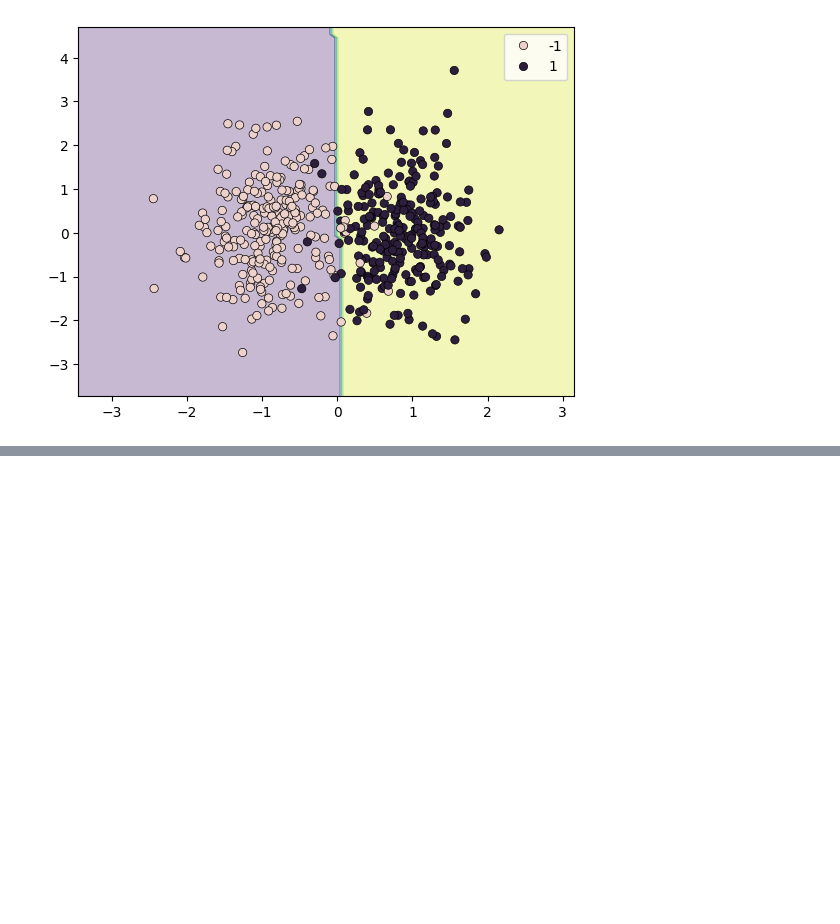
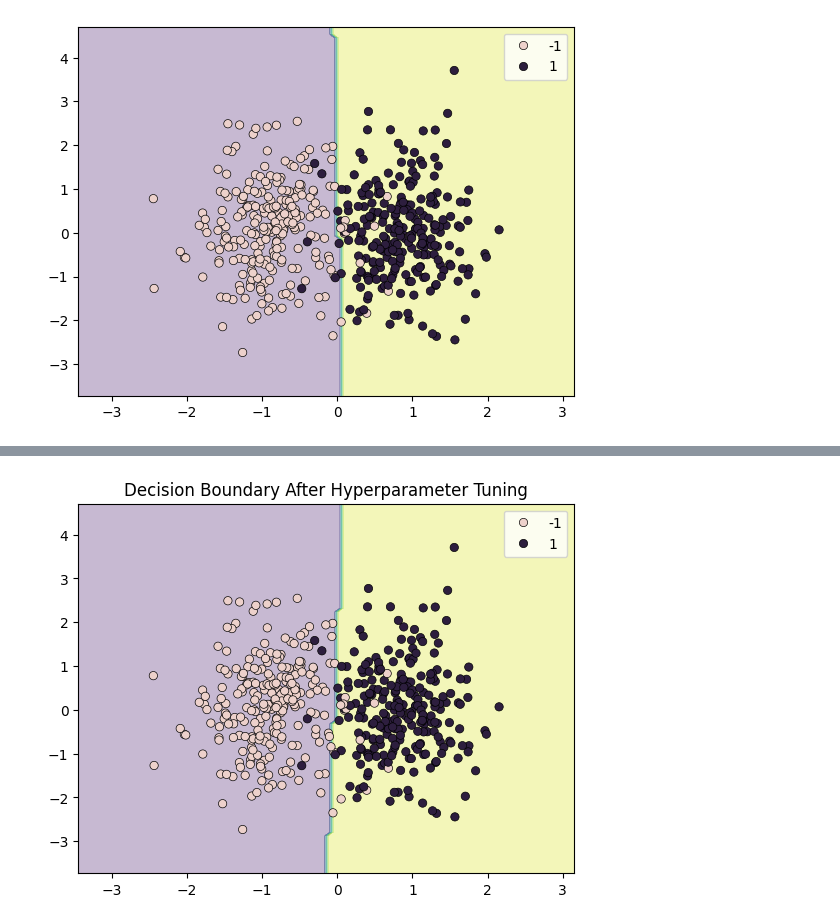
Before and after one commit to Sevinj-joy/ML_algorithm_examples, a Jupyter notebook: Support Vector Machines (SVM)/SVM_kernel.ipynb, the cells around one changed output, grey strips where cells are left out. Cells and saved outputs as stored; diff of their text form; code cells hidden in the pictures; blank space fills up the shorter version.

```diff
--- a/Support Vector Machines (SVM)/SVM_kernel.ipynb
+++ b/Support Vector Machines (SVM)/SVM_kernel.ipynb
@@ -52,0 +100,13 @@ plt.show()
+# %%
+xx, yy = np.meshgrid(np.linspace(x[:,0].min()-1, x[:,0].max()+1, 100),
+                     np.linspace(x[:,1].min()-1, x[:,1].max()+1, 100))
+
+Z = best_model.predict(np.c_[xx.ravel(), yy.ravel()])
+Z = Z.reshape(xx.shape)
+
+plt.contourf(xx, yy, Z, alpha=0.3)
+sns.scatterplot(x=x[:,0], y=x[:,1], hue=y.reshape(-1), edgecolor="k")
+plt.title("Decision Boundary After Hyperparameter Tuning")
+plt.show()
+# %% [output]
+[figure, added]
```
Also changed, not shown: parts of 8 cells of this notebook.
